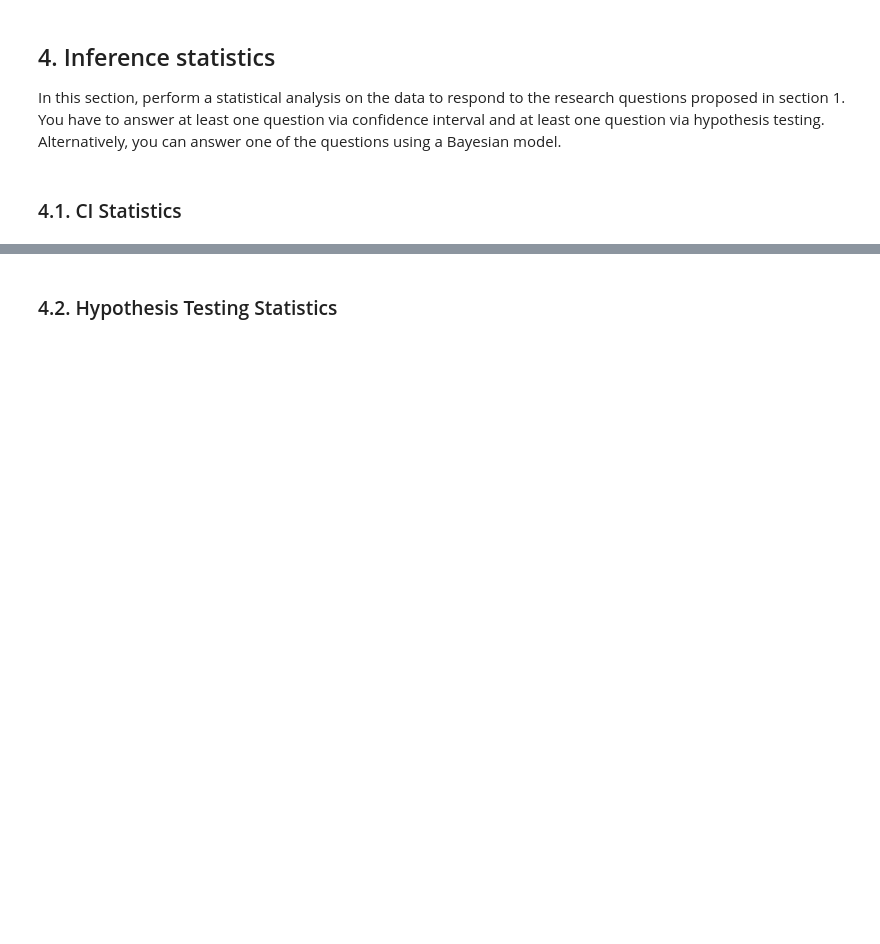
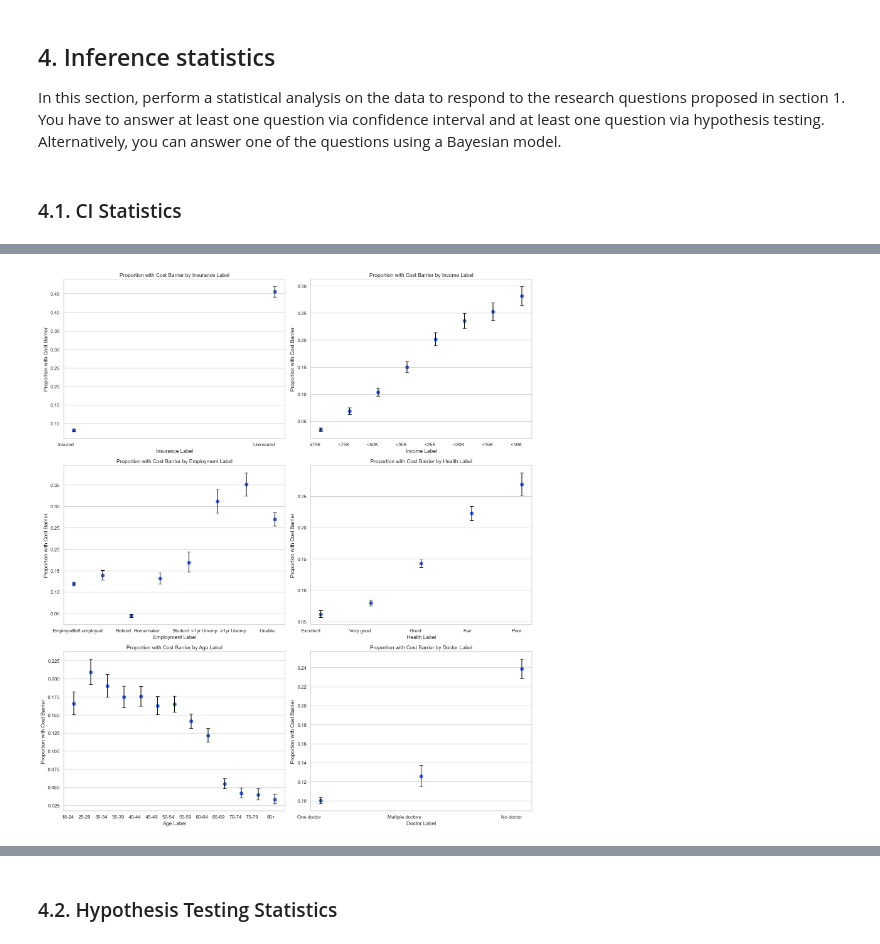
Before and after one commit to SergioCuencaNunez/isc-labs, a Jupyter notebook: project/project.ipynb, the cells around one changed output, grey strips where cells are left out. Cells and saved outputs as stored; diff of their text form; code cells hidden in the pictures; blank space fills up the shorter version.

```diff
--- a/project/project.ipynb
+++ b/project/project.ipynb
@@ -734,7 +893,4 @@ using a Bayesian model.
 # %%
-import pandas as pd
-import numpy as np
-import matplotlib.pyplot as plt
 from scipy.stats import norm
 
 # 95% confidence level
@@ -760,9 +916,9 @@ def compute_ci(df, group_col, response_col='cost_barrier_label', positive_label=
     return pd.DataFrame(results).sort_values(by='proportion', ascending=False)
 
 age_order = [
-    '18–24', '25–29', '30–34', '35–39', '40–44',
-    '45–49', '50–54', '55–59', '60–64', '65–69',
-    '70–74', '75–79', '80+'
+    '18-24', '25-29', '30-34', '35-39', '40-44',
+    '45-49', '50-54', '55-59', '60-64', '65-69',
+    '70-74', '75-79', '80+'
 ]
 
 df_plot['cost_barrier_label'] = df_plot['cost_barrier_label'].astype('category')
@@ -779,3 +935,6 @@ ci_sex = compute_ci(df_plot, 'sex_label')
 ci_age = compute_ci(df_plot, 'age_label')
 ci_age['age_label'] = pd.Categorical(ci_age['age_label'], categories=age_order, ordered=True)
 ci_age = ci_age.sort_values('age_label')
+ci_physically_unwell_days = compute_ci(df_plot, 'physically_unwell_days')
+ci_mentally_unwell_days = compute_ci(df_plot, 'mentally_unwell_days')
+ci_activity_limited_days = compute_ci(df_plot, 'activity_limited_days')
@@ -913,0 +941,55 @@ This analysis clarifies where overlapping confidence intervals still reflect tru
+# %%
+import matplotlib.pyplot as plt
+import seaborn as sns
+from statsmodels.stats.proportion import proportion_confint
+
+# Variables
+categorical_vars = ['insurance_label', 'income_label', 'employment_label', 'health_label', 'age_label', 'doctor_label']
+
+# Prepare graphs for CI
+fig, axes = plt.subplots(nrows=3, ncols=2, figsize=(16, 18))
+axes = axes.flatten()
+
+for idx, var in enumerate(categorical_vars):
+    grouped = (
+        df_plot.groupby(var)['cost_barrier_label']
+        .value_counts(normalize=False)
+        .unstack()
+        .fillna(0)
+    )
+    grouped['total'] = grouped.sum(axis=1)
+    grouped['prop_yes'] = grouped['Yes'] / grouped['total']
+    grouped['ci_low'], grouped['ci_upp'] = zip(*[
+        proportion_confint(count=row['Yes'], nobs=row['total'], method='wilson')
+        for _, row in grouped.iterrows()
+    ])
+    grouped['err_low'] = grouped['prop_yes'] - grouped['ci_low']
+    grouped['err_upp'] = grouped['ci_upp'] - grouped['prop_yes']
+
+    # Plot
+    ax = axes[idx]
+    sns.pointplot(
+        x=grouped.index,
+        y=grouped['prop_yes'],
+        ax=ax,
+        join=False,
+        color='royalblue'
+    )
+    ax.errorbar(
+        x=range(len(grouped)),
+        y=grouped['prop_yes'],
+        yerr=[grouped['err_low'], grouped['err_upp']],
+        fmt='none',
+        c='black',
+        capsize=4
+    )
+    ax.set_title(f'Proportion with Cost Barrier by {var.replace("_", " ").title()}')
+    ax.set_ylabel('Proportion with Cost Barrier')
+    ax.set_xlabel(var.replace("_", " ").title())
+    ax.set_xticks(range(len(grouped)))
+    ax.set_xticklabels(grouped.index, ha='right')
+
+plt.tight_layout()
+plt.show()
+# %% [output]
+[figure, added]
```
Also changed, not shown: parts of 25 cells of this notebook.
